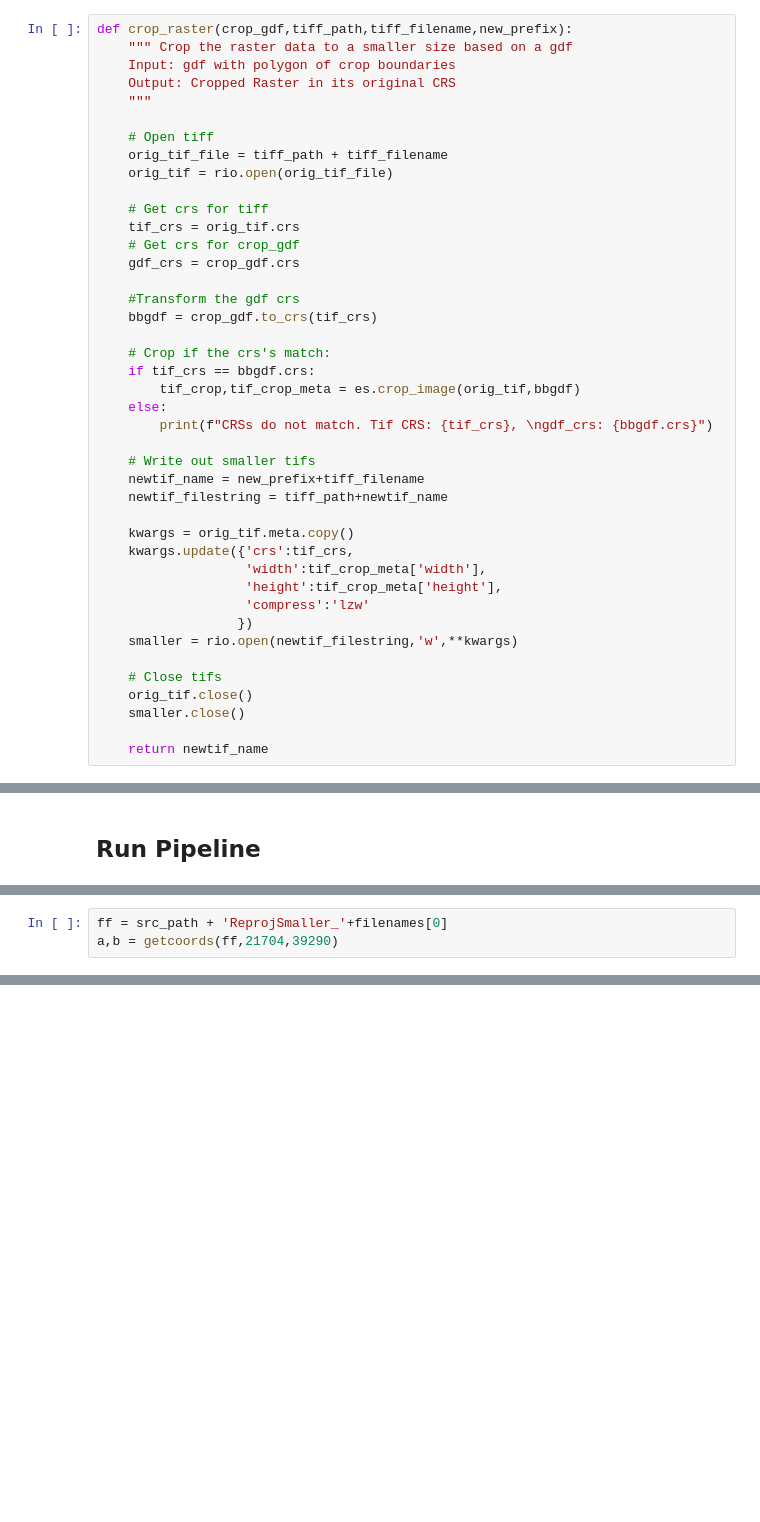
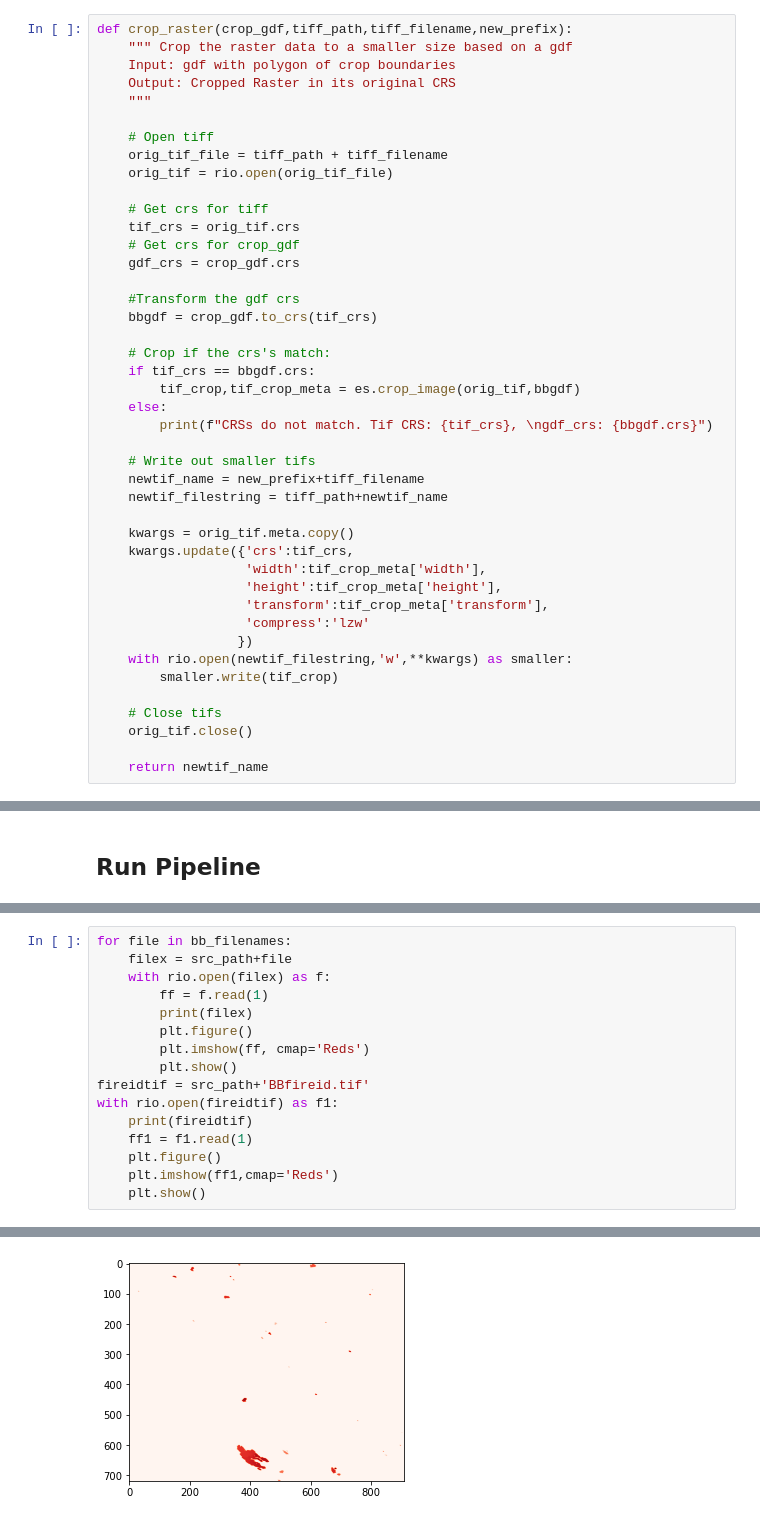
Before and after one commit to lchutny/wildfireplus, a Jupyter notebook: EDA/LauraFirePipeline.ipynb, the cells around one changed output, grey strips where cells are left out. Cells and saved outputs as stored; diff of their text form; blank space fills up the shorter version.

```diff
--- a/EDA/LauraFirePipeline.ipynb
+++ b/EDA/LauraFirePipeline.ipynb
@@ -669,13 +654,14 @@ def crop_raster(crop_gdf,tiff_path,tiff_filename,new_prefix):
     kwargs.update({'crs':tif_crs,
                    'width':tif_crop_meta['width'],
                    'height':tif_crop_meta['height'],
+                   'transform':tif_crop_meta['transform'],
                    'compress':'lzw'
                   })
-    smaller = rio.open(newtif_filestring,'w',**kwargs)
+    with rio.open(newtif_filestring,'w',**kwargs) as smaller:
+        smaller.write(tif_crop)
 
     # Close tifs
     orig_tif.close()
-    smaller.close()
 
     return newtif_name
 # %% [markdown]
@@ -956,3 +843,0 @@ def getcoords(geotif,pixelrow,pixelcol):
-# %%
-ff = src_path + 'ReprojSmaller_'+filenames[0]
-a,b = getcoords(ff,21704,39290)
@@ -960,0 +911,17 @@ print(a,b)
+# %%
+for file in bb_filenames:
+    filex = src_path+file
+    with rio.open(filex) as f:
+        ff = f.read(1)
+        print(filex)
+        plt.figure()
+        plt.imshow(ff, cmap='Reds')
+        plt.show()
+fireidtif = src_path+'BBfireid.tif'
+with rio.open(fireidtif) as f1:
+    print(fireidtif)
+    ff1 = f1.read(1)
+    plt.figure()
+    plt.imshow(ff1,cmap='Reds')
+    plt.show()
+# %% [output]
@@ -960,0 +929 @@ print(a,b)
+[figure, added]
```
Also changed, not shown: parts of 29 cells of this notebook.
